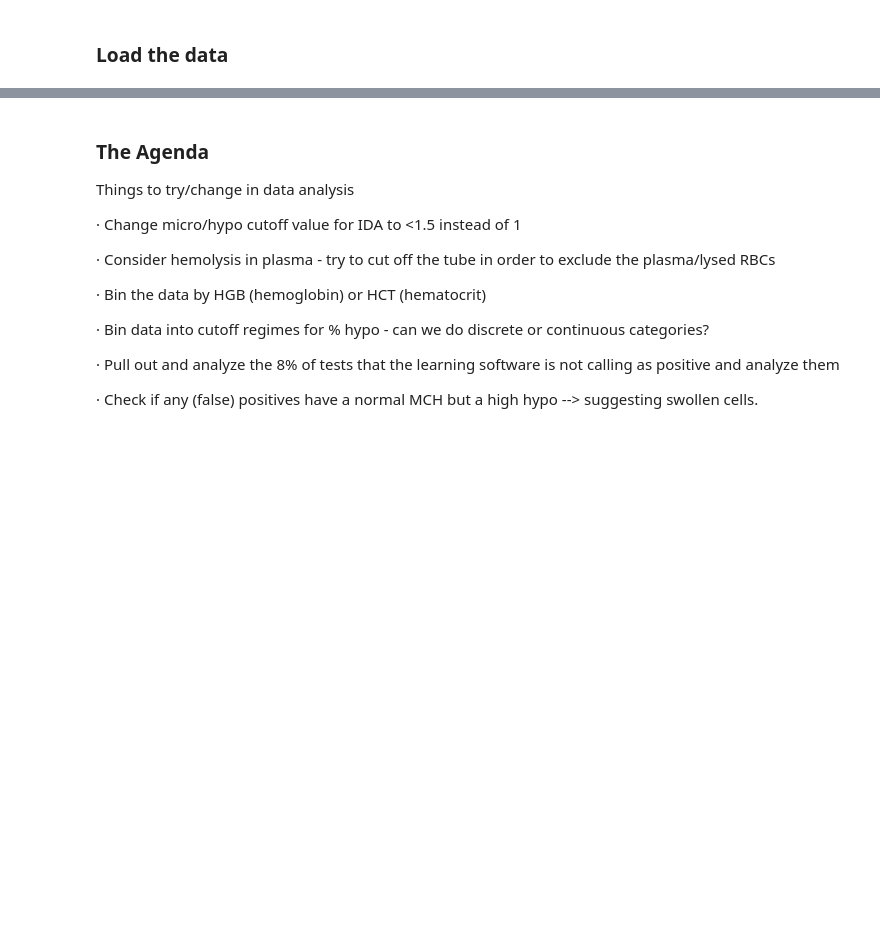
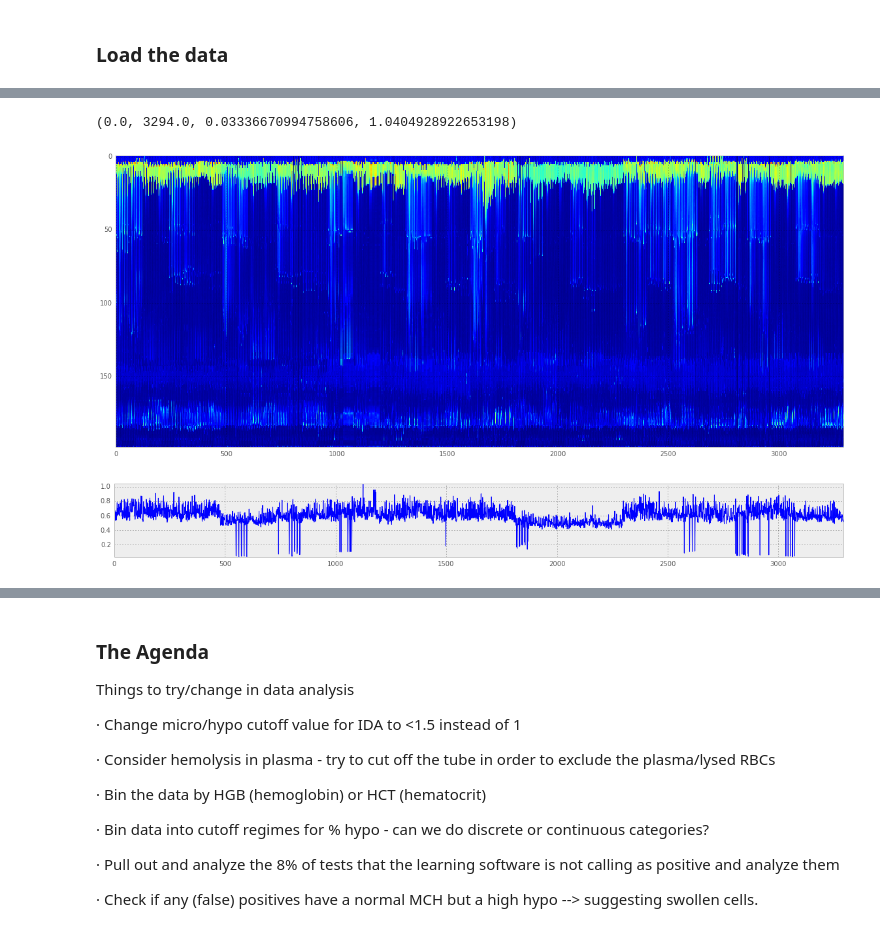
Before and after one commit to alexbw/ida, a Jupyter notebook: Follow-up analysis 7-25-2014.ipynb, the cells around one changed output, grey strips where cells are left out. Drawn from its saved outputs; the diff is of its cells as text; code cells hidden in the pictures; blank space fills up the shorter version.

```diff
--- a/Follow-up analysis 7-25-2014.ipynb
+++ b/Follow-up analysis 7-25-2014.ipynb
@@ -55,0 +46,8 @@ old_cutoff = 1.0
+# %%
+def extract_redness(img, saturation_threshold=0.5):
+    img_lab = skimage.color.rgb2hsv(img).astype('float32')
+    saturation_img = img_lab[:,:,1]
+    value_img = img_lab[:,:,2]
+    value_img[saturation_img < saturation_threshold] = 1.0
+    SoverV = saturation_img/value_img
+    return SoverV
@@ -55,0 +113,16 @@ old_cutoff = 1.0
+# %%
+data = np.array([extract_redness(i).mean(1) for i,s in zip(isdf.image.values,isdf['shift'].values)])
+min_length = np.min([len(d) for d in data])
+# data = np.array([d[:min_length] for d in sdf.data.values])
+# %%
+figure(figsize=(20,8))
+imshow(data[:,5:].T)
+# xlim(0,20)
+figure(figsize=(20,2))
+plot(data[:,5:].max(1))
+axis('tight')
+# xlim(0,20)
+# %% [output]
+(0.0, 3294.0, 0.03336670994758606, 1.0404928922653198)
+[figure, added]
+[figure, added]
```
Also changed, not shown: parts of 47 cells of this notebook, 5 other files.
